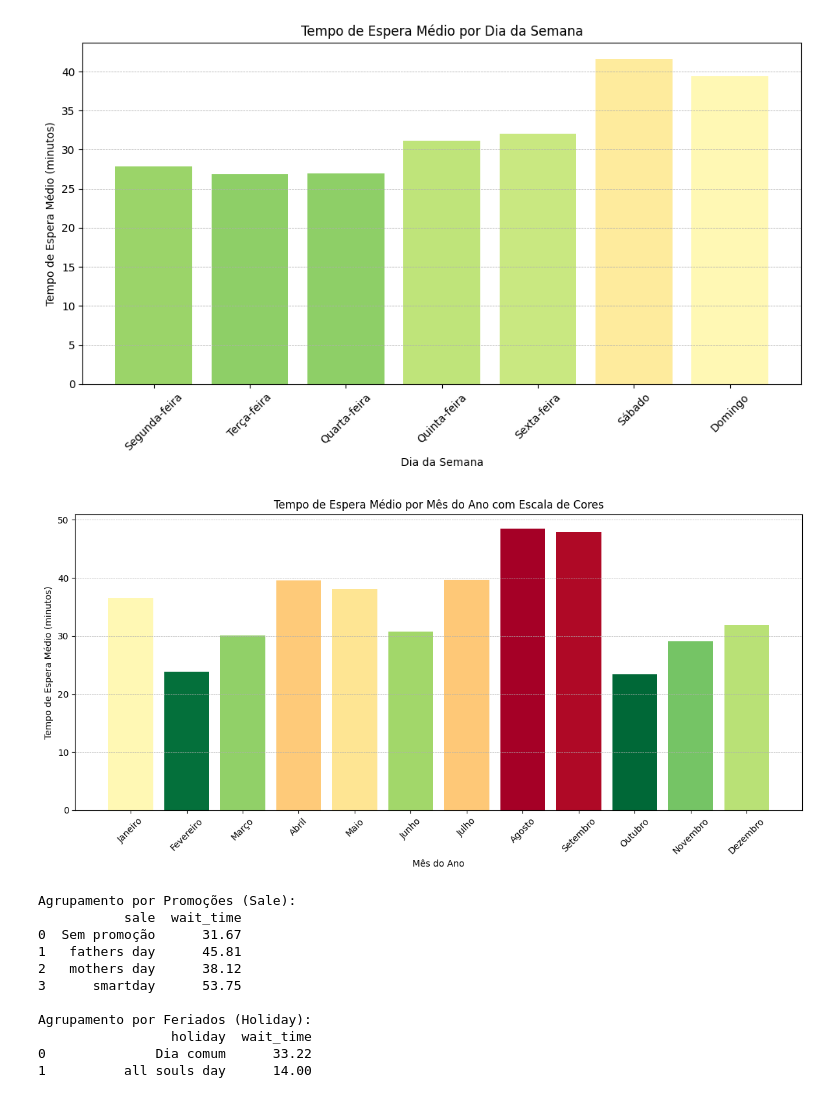
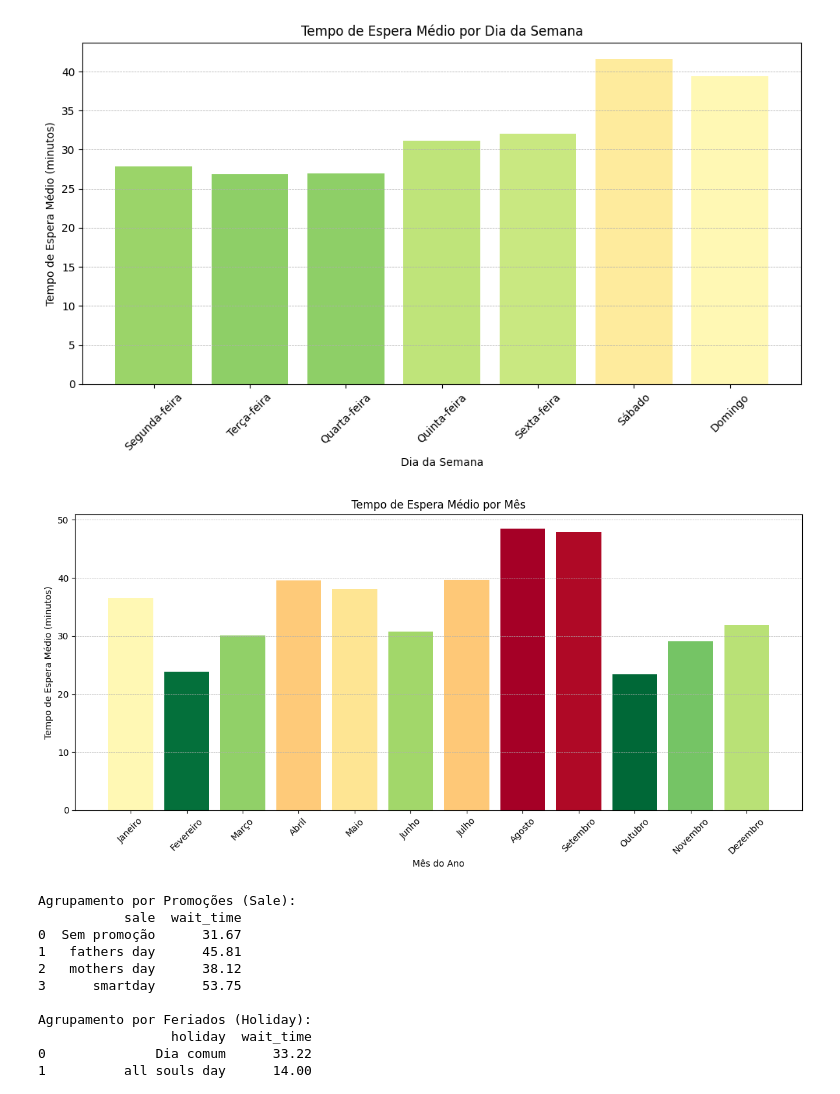
Before and after one commit to LuisFTacla/BCW-Queue-Analysis, a Jupyter notebook: monta-calendario-media.ipynb, the cells around one changed output. Saved outputs shown, nothing was run; the diff lists cells and outputs as text; code cells hidden in the pictures.

```diff
--- a/monta-calendario-media.ipynb
+++ b/monta-calendario-media.ipynb
@@ -458,35 +458,35 @@ def custom_color_map(value, p0_w, p100_w):
 
 # Dicionário para traduzir os meses para o português
 meses_do_ano_pt = {
     'January': 'Janeiro', 'February': 'Fevereiro', 'March': 'Março', 'April': 'Abril',
     'May': 'Maio', 'June': 'Junho', 'July': 'Julho', 'August': 'Agosto',
     'September': 'Setembro', 'October': 'Outubro', 'November': 'Novembro', 'December': 'Dezembro'
 }
 
 # Aplica a tradução para os meses
 agrupado_por_mes['month_name_pt'] = agrupado_por_mes['month_name'].map(meses_do_ano_pt)
 
 # Configurações do gráfico
 fig, ax = plt.subplots(figsize=(12, 6))
 colors = [custom_color_map(x, p0_w, p100_w) for x in agrupado_por_mes['wait_time']]
 bars = ax.bar(agrupado_por_mes['month_name_pt'], agrupado_por_mes['wait_time'], color=colors)
 
 # Adicionando rótulos e título
 ax.set_xlabel('Mês do Ano')
 ax.set_ylabel('Tempo de Espera Médio (minutos)')
-ax.set_title('Tempo de Espera Médio por Mês do Ano com Escala de Cores')
+ax.set_title('Tempo de Espera Médio por Mês')
 
 # Melhorando a apresentação do eixo X
 plt.xticks(rotation=45)
 
 # Adicionando uma grade para facilitar a visualização
 plt.grid(True, which='both', linestyle='--', linewidth=0.5, axis='y')
 
 # Exibir o gráfico
 plt.tight_layout()
 plt.show()
 # %% [output]
-[figure, old version]
+[figure, new version]
 # %%
 espera_media['sale'] = espera_media['sale'].fillna('Sem promoção')
 espera_media['holiday'] = espera_media['holiday'].fillna('Dia comum')
```
Also changed, not shown: parts of 6 cells of this notebook.
